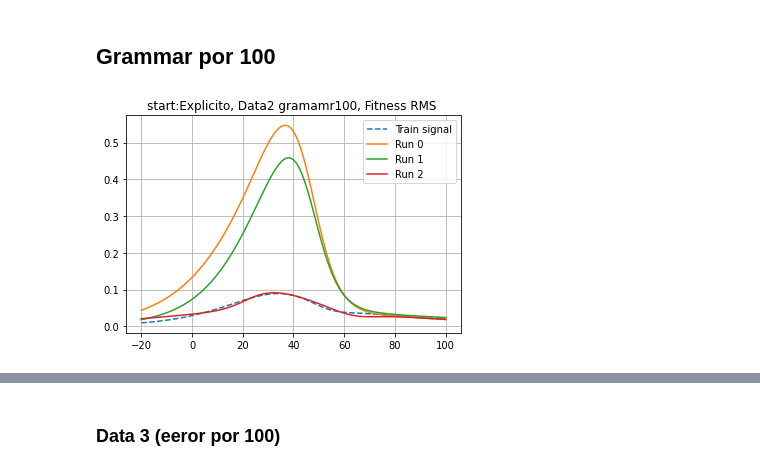
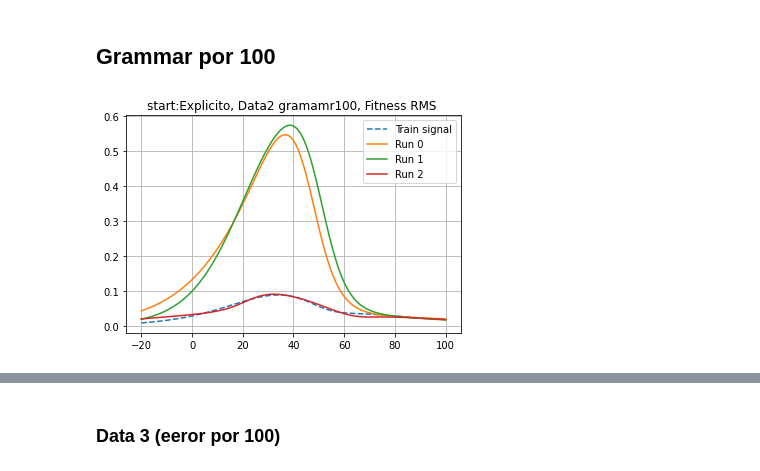
Before and after one commit to nfierroflo/Evolutionary-computation, a Jupyter notebook: evolutivacompletoc1.ipynb, the cells around one changed output, grey strips where cells are left out. Saved outputs shown, nothing was run; the diff lists cells and outputs as text; code cells hidden in the pictures.

```diff
--- a/evolutivacompletoc1.ipynb
+++ b/evolutivacompletoc1.ipynb
@@ -130,8 +130,8 @@ plotResult(t,Totalv3,g0(t),g1(t), g2(t),'Explicito, Data3, Fitnes log cos ')
 # %%
 g0=lambda x: (0.926*(1-0.305*(x-59.7)/65.73)/(1+np.exp((32.6-x)/15.76)))*(1-sigmoid(0.2*(x-(14.76+31.8))))+(sigmoid(0.2*(x-(04.24+22.9))))*(0.292*(1-0.882)*np.exp((55.42+33.3-x)/55.56)/(1+np.exp((33.2-x)/66.90)))
 g1=lambda x: (0.860*(1-0.087*(x-53.2)/11.61)/(1+np.exp((35.2-x)/12.88)))*(1-sigmoid(0.2*(x-(11.95+34.7))))+(sigmoid(0.2*(x-(21.85+25.0))))*(0.181*(1-0.555)*np.exp((19.15+31.7-x)/56.02)/(1+np.exp((28.8-x)/79.15)))
-g2=lambda x: (0.679*(1-0.293*(x-52.0)/41.48)/(1+np.exp((23.2-x)/10.95)))*(1-sigmoid(0.2*(x-(02.60+48.2))))+(sigmoid(0.2*(x-(18.31+22.2))))*(0.137*(1-0.634)*np.exp((55.03+22.0-x)/39.43)/(1+np.exp((50.3-x)/89.43)))
+g1=lambda x: 100*(0.679*(1-0.293*(x-52.0)/41.48)/(1+np.exp((23.2-x)/10.95)))*(1-sigmoid(0.2*(x-(02.60+48.2))))+(sigmoid(0.2*(x-(18.31+22.2))))*(0.137*(1-0.634)*np.exp((55.03+22.0-x)/39.43)/(1+np.exp((50.3-x)/89.43)))*100
 g2=lambda x: (0.648*(1-0.520*(x-54.4)/01.06)/(1+np.exp((35.8-x)/23.52)))*(1-sigmoid(0.2*(x-(33.34+31.1))))+(sigmoid(0.2*(x-(01.23+21.4))))*(0.754*(1-0.066)*np.exp((99.23+45.5-x)/38.81)/(1+np.exp((32.2-x)/40.61)))
-plotResult(t,Totalv3,g0(t),g1(t), g2(t)/100,'Explicito, Data2 gramamr100, Fitness RMS ')
+plotResult(t,Totalv3,g0(t),g1(t)/100, g2(t)/100,'Explicito, Data2 gramamr100, Fitness RMS ')
 # %% [output]
-[figure, old version]
+[figure, new version]
```
Also changed, not shown: parts of 2 cells of this notebook.
